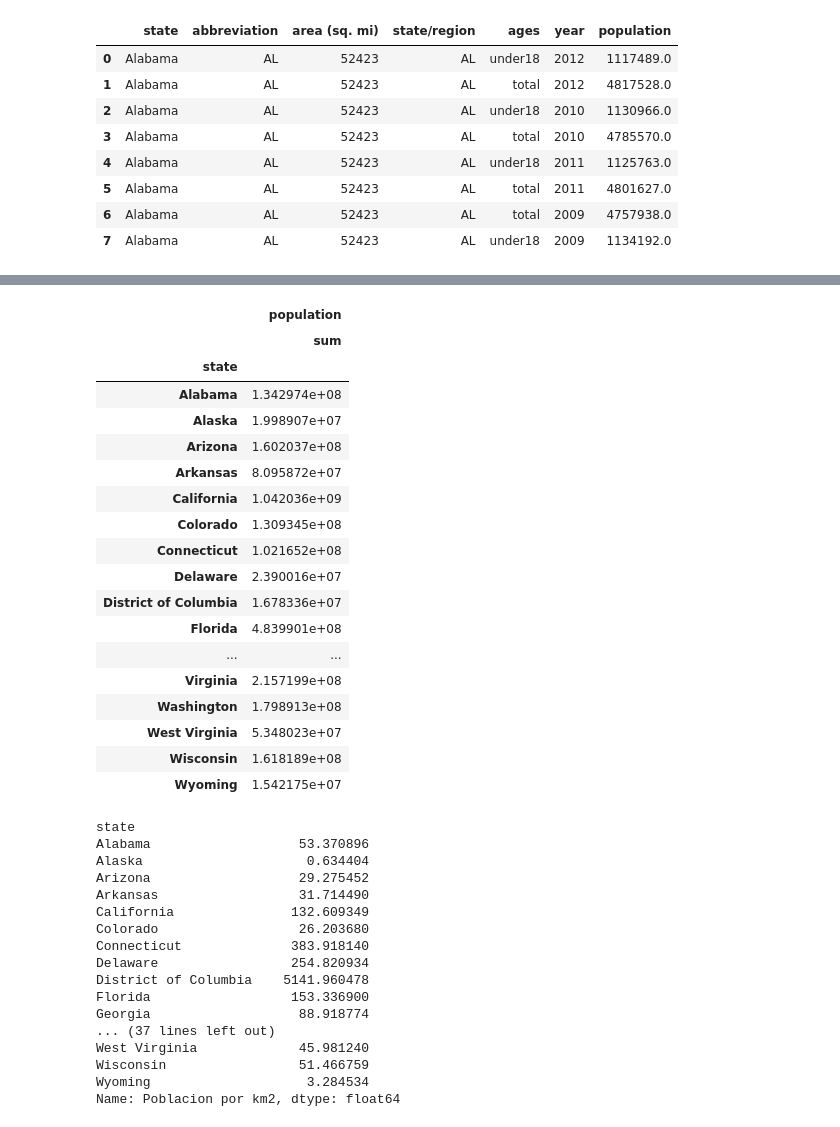
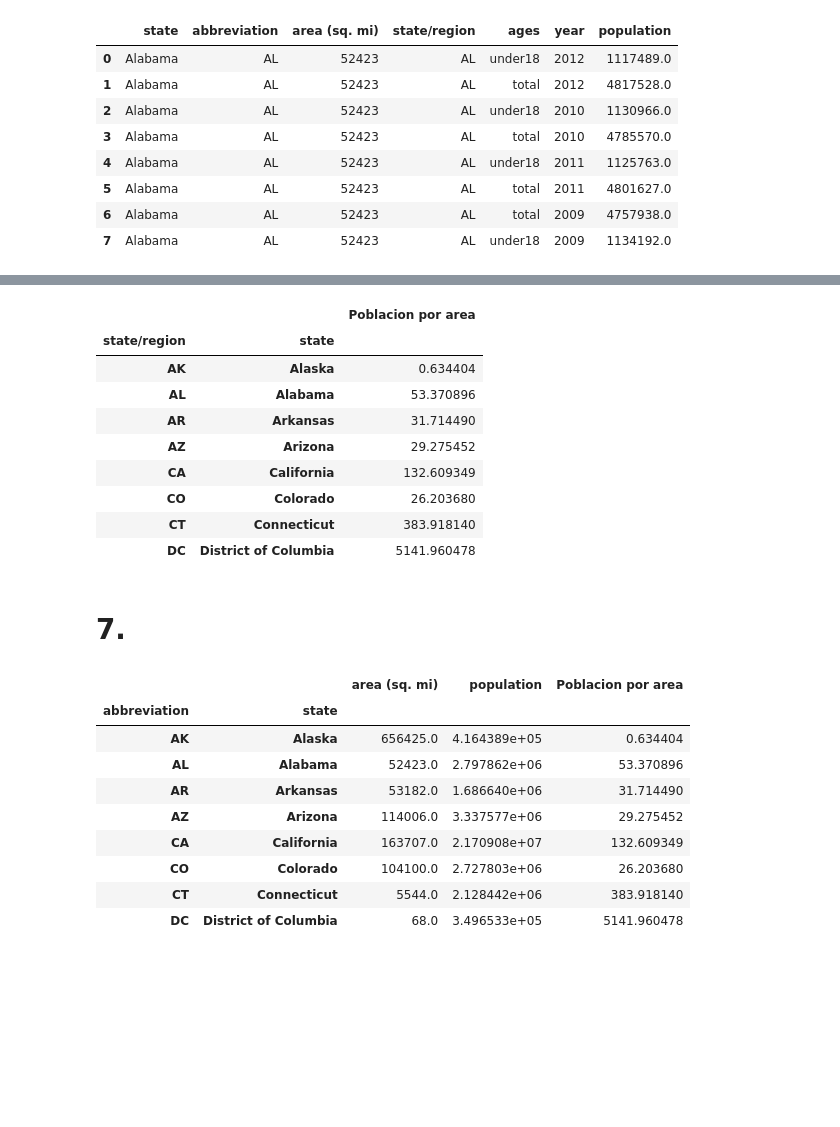
Before and after one commit to DiegoAvilarce/bootcamp-awakelab, a Jupyter notebook: ejercico_modulo2.ipynb, the cells around one changed output, grey strips where cells are left out. Drawn from its saved outputs; the diff is of its cells as text; code cells hidden in the pictures; blank space fills up the shorter version.

```diff
--- a/ejercico_modulo2.ipynb
+++ b/ejercico_modulo2.ipynb
@@ -193,49 +194,35 @@ df_abbrevs_area_population
 | 2446 | Wyoming | WY | 97818 | WY | under18 | 1990 | 136078.0 | 1.391135 |
 | 2447 | Wyoming | WY | 97818 | WY | total | 1990 | 453690.0 | 4.638103 |
 2448 rows × 8 columns
-# %%
-# agruopar pot state y sum population
-df_abbrevs_area_population_agrupado = df_abbrevs_area_population.groupby(['state']).agg({'population':['sum']})
-df_abbrevs_area_population_agrupado
-# %% [output]
-|  | population |
-|  | sum |
-| state |  |
-| Alabama | 1.342974e+08 |
-| Alaska | 1.998907e+07 |
-| Arizona | 1.602037e+08 |
-| Arkansas | 8.095872e+07 |
-| California | 1.042036e+09 |
-| Colorado | 1.309345e+08 |
-| Connecticut | 1.021652e+08 |
-| Delaware | 2.390016e+07 |
-| District of Columbia | 1.678336e+07 |
-| Florida | 4.839901e+08 |
-| ... | ... |
-| Virginia | 2.157199e+08 |
-| Washington | 1.798913e+08 |
-| West Virginia | 5.348023e+07 |
-| Wisconsin | 1.618189e+08 |
-| Wyoming | 1.542175e+07 |
 # %%
-# agrupar por state y Poblacion por km2 sin agg
-df_abbrevs_area_population_agrupado = df_abbrevs_area_population[['state','Poblacion por km2']].groupby(['state'])['Poblacion por km2'].mean()
-df_abbrevs_area_population_agrupado
+# agrupar por state y agg mean de Poblacion por area
+df_abbrevs_area_population_agrupado = df_abbrevs_area_population[['state/region','state','Poblacion por area']].groupby(['state/region','state']).mean()
+df_abbrevs_area_population_agrupado.head(8)
 # %% [output]
-state
-Alabama                   53.370896
-Alaska                     0.634404
-Arizona                   29.275452
-Arkansas                  31.714490
-California               132.609349
-Colorado                  26.203680
-Connecticut              383.918140
-Delaware                 254.820934
-District of Columbia    5141.960478
-Florida                  153.336900
-Georgia                   88.918774
-... (37 lines left out)
-West Virginia             45.981240
-Wisconsin                 51.466759
-Wyoming                    3.284534
-Name: Poblacion por km2, dtype: float64
+|  |  | Poblacion por area |
+| state/region | state |  |
+| AK | Alaska | 0.634404 |
+| AL | Alabama | 53.370896 |
+| AR | Arkansas | 31.714490 |
+| AZ | Arizona | 29.275452 |
+| CA | California | 132.609349 |
+| CO | Colorado | 26.203680 |
+| CT | Connecticut | 383.918140 |
+| DC | District of Columbia | 5141.960478 |
+# %% [markdown]
+# 7.
+# %%
+# cree un dataframe que posea: El estado, el área, la población, la población por área y como índice la abreviación del nombre del estado.
+df_abbrevs_area_population_agrupado_2 = df_abbrevs_area_population[['abbreviation','state','area (sq. mi)','population','Poblacion por area']].groupby(['abbreviation','state']).mean()
+df_abbrevs_area_population_agrupado_2.head(8)
+# %% [output]
+|  |  | area (sq. mi) | population | Poblacion por area |
+| abbreviation | state |  |  |  |
+| AK | Alaska | 656425.0 | 4.164389e+05 | 0.634404 |
+| AL | Alabama | 52423.0 | 2.797862e+06 | 53.370896 |
+| AR | Arkansas | 53182.0 | 1.686640e+06 | 31.714490 |
+| AZ | Arizona | 114006.0 | 3.337577e+06 | 29.275452 |
+| CA | California | 163707.0 | 2.170908e+07 | 132.609349 |
+| CO | Colorado | 104100.0 | 2.727803e+06 | 26.203680 |
+| CT | Connecticut | 5544.0 | 2.128442e+06 | 383.918140 |
+| DC | District of Columbia | 68.0 | 3.496533e+05 | 5141.960478 |
```
Also changed, not shown: parts of 8 cells of this notebook, 5 other files.
